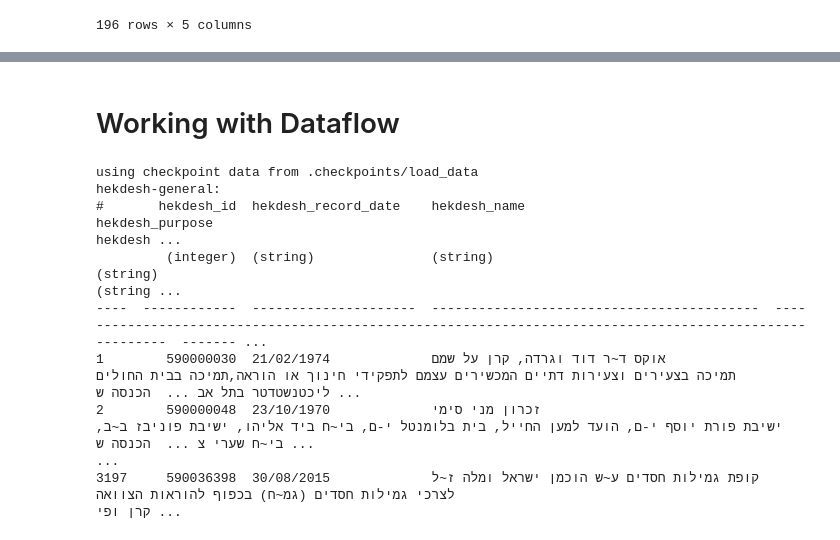
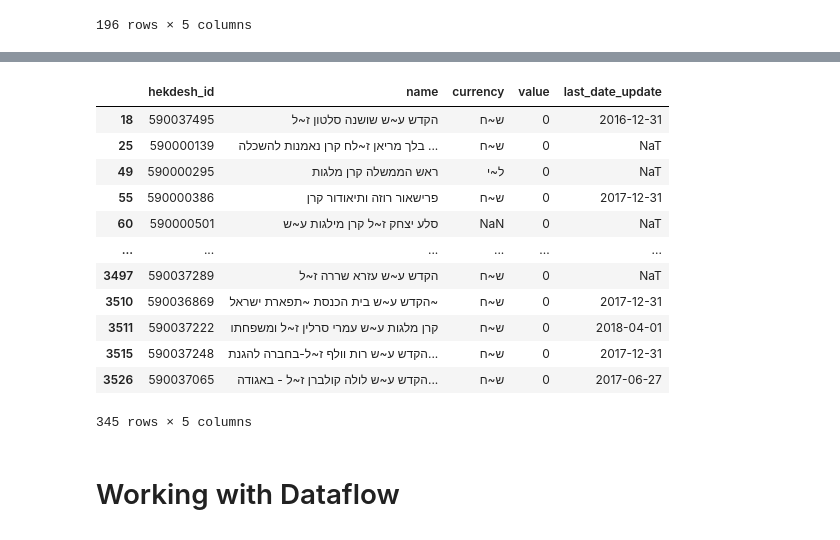
Before and after one commit to OpenBudget/budgetkey-data-pipelines, a Jupyter notebook: data-analysis/eda_hekdesh.ipynb, the cells around one changed output, grey strips where cells are left out. Cells and saved outputs as stored; diff of their text form; code cells hidden in the pictures.

```diff
--- a/data-analysis/eda_hekdesh.ipynb
+++ b/data-analysis/eda_hekdesh.ipynb
@@ -124,2 +201,18 @@ dfpfj.head(1)
+# %%
+df_f[df_f["value"]==0]
+# %% [output]
+|  | hekdesh_id | name | currency | value | last_date_update |
+| 18 | 590037495 | הקדש ע~ש שושנה סלטון ז~ל | ש~ח | 0 | 2016-12-31 |
+| 25 | 590000139 | בלך מריאן ז~לח קרן נאמנות להשכלה ... | ש~ח | 0 | NaT |
+| 49 | 590000295 | ראש הממשלה קרן מלגות | ל~י | 0 | NaT |
+| 55 | 590000386 | פרישאור רוזה ותיאודור קרן | ש~ח | 0 | 2017-12-31 |
+| 60 | 590000501 | סלע יצחק ז~ל קרן מילגות ע~ש | NaN | 0 | NaT |
+| ... | ... | ... | ... | ... | ... |
+| 3497 | 590037289 | הקדש ע~ש עזרא שררה ז~ל | ש~ח | 0 | NaT |
+| 3510 | 590036869 | הקדש ע~ש בית הכנסת ~תפארת ישראל~ | ש~ח | 0 | 2017-12-31 |
+| 3511 | 590037222 | קרן מלגות ע~ש עמרי סרלין ז~ל ומשפחתו | ש~ח | 0 | 2018-04-01 |
+| 3515 | 590037248 | הקדש ע~ש רות וולף ז~ל-בחברה להגנת... | ש~ח | 0 | 2017-12-31 |
+| 3526 | 590037065 | הקדש ע~ש לולה קולברן ז~ל - באגודה... | ש~ח | 0 | 2017-06-27 |
+345 rows × 5 columns
 # %% [markdown]
 # Working with Dataflow
@@ -240,12 +218,0 @@ f=Flow(
-# %%
-f.process()[1];
-# %% [output]
-using checkpoint data from .checkpoints/load_data
-hekdesh-general:
-#       hekdesh_id  hekdesh_record_date    hekdesh_name                                hekdesh_purpose                                                                                           hekdesh ...
-         (integer)  (string)               (string)                                    (string)                                                                                                  (string ...
-----  ------------  ---------------------  ------------------------------------------  --------------------------------------------------------------------------------------------------------  ------- ...
-1        590000030  21/02/1974             אוקס ד~ר דוד וגרדה, קרן על שמם              תמיכה בצעירים וצעירות דתיים המכשירים עצמם לתפקידי חינוך או הוראה,תמיכה בבית החולים ליכטנשטדטר בתל אב ...  הכנסה ש ...
-2        590000048  23/10/1970             זכרון מני סימי                              ישיבת פורת יוסף י-ם, הועד למען החייל, בית בלומנטל י-ם, בי~ח ביד אליהו, ישיבת פוניבז ב~ב, בי~ח שערי צ ...  הכנסה ש ...
-...
-3197     590036398  30/08/2015             קופת גמילות חסדים ע~ש הוכמן ישראל ומלה ז~ל  לצרכי גמילות חסדים (גמ~ח) בכפוף להוראות הצוואה                                                            קרן ופי ...
```
Also changed, not shown: parts of 31 cells of this notebook.
